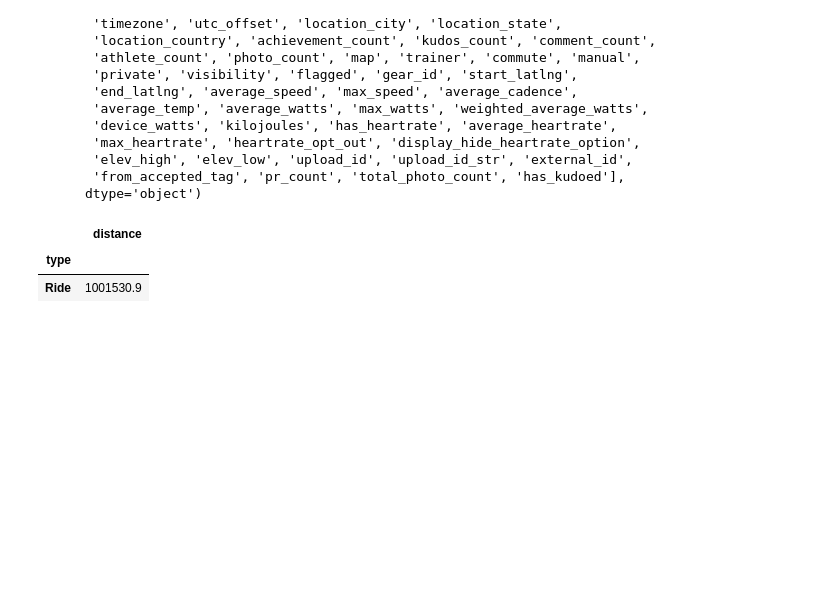
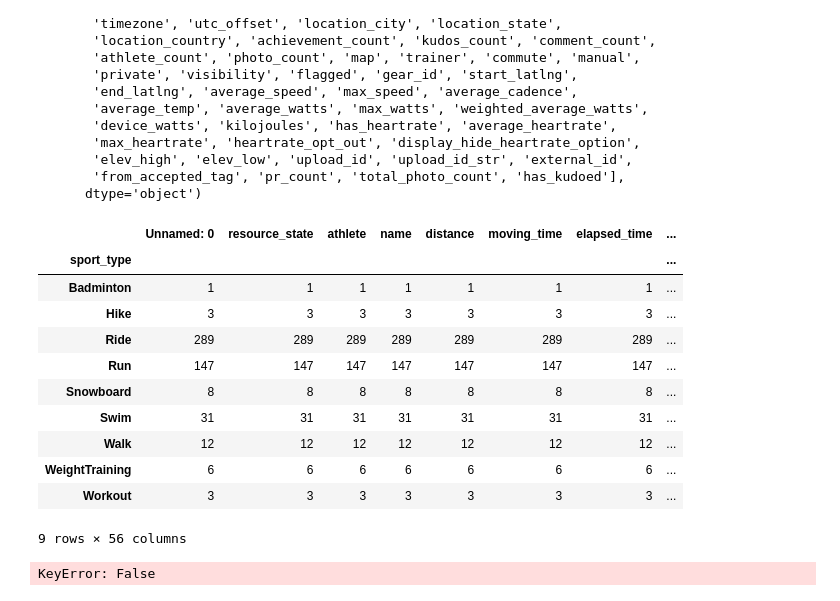
Before and after one commit to loiksv342/Strava-Dashboard, a Jupyter notebook: analysis.ipynb, the cells around one changed output. Cells and saved outputs as stored; diff of their text form; code cells hidden in the pictures; blank space fills up the shorter version.

```diff
--- a/analysis.ipynb
+++ b/analysis.ipynb
@@ -25,8 +25,24 @@ Index(['Unnamed: 0', 'resource_state', 'athlete', 'name', 'distance',
        'from_accepted_tag', 'pr_count', 'total_photo_count', 'has_kudoed'],
       dtype='object')
 # %%
-df.groupby("type").agg({"distance": "sum"})
+from pandas._libs.hashtable import value_count
+
+
+df.groupby(['sport_type']).count()
 # %% [output]
-|  | distance |
-| type |  |
-| Ride | 1001530.9 |
+|  | Unnamed: 0 | resource_state | athlete | name | distance | moving_time | elapsed_time | ... |
+| sport_type |  |  |  |  |  |  |  | ... |
+| Badminton | 1 | 1 | 1 | 1 | 1 | 1 | 1 | ... |
+| Hike | 3 | 3 | 3 | 3 | 3 | 3 | 3 | ... |
+| Ride | 289 | 289 | 289 | 289 | 289 | 289 | 289 | ... |
+| Run | 147 | 147 | 147 | 147 | 147 | 147 | 147 | ... |
+| Snowboard | 8 | 8 | 8 | 8 | 8 | 8 | 8 | ... |
+| Swim | 31 | 31 | 31 | 31 | 31 | 31 | 31 | ... |
+| Walk | 12 | 12 | 12 | 12 | 12 | 12 | 12 | ... |
+| WeightTraining | 6 | 6 | 6 | 6 | 6 | 6 | 6 | ... |
+| Workout | 3 | 3 | 3 | 3 | 3 | 3 | 3 | ... |
+9 rows × 56 columns
+# %%
+df[['sport_type'] == 'cycling']
+# %% [output]
+KeyError: False
```
Also changed, not shown: parts of 1 cell of this notebook, 5 other files.
